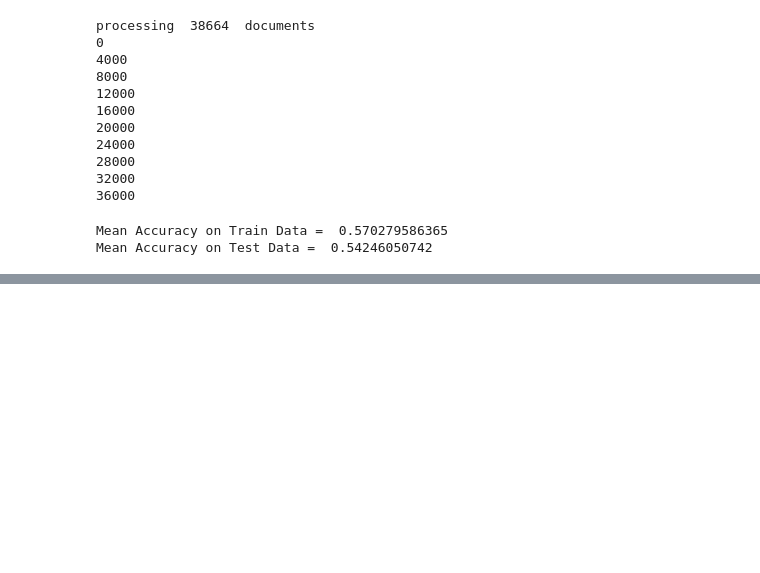
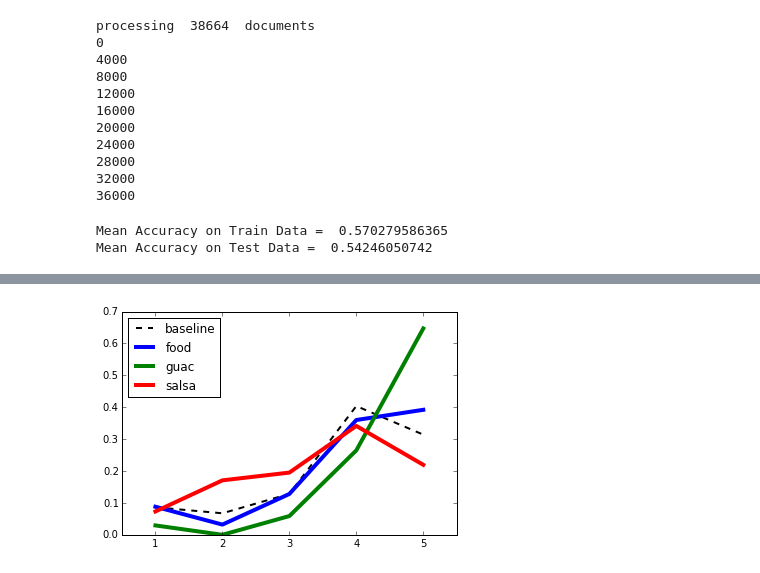
Before and after one commit to kwecht/FoodFindr, a Jupyter notebook: python/Data Story.ipynb, the cells around one changed output, grey strips where cells are left out. Drawn from its saved outputs; the diff is of its cells as text; code cells hidden in the pictures; blank space fills up the shorter version.

```diff
--- a/python/Data Story.ipynb
+++ b/python/Data Story.ipynb
@@ -123,3 +125,41 @@ plt.savefig('img/Ref_distribution_all.png')
 # %%
 # Read sentence data
 sentences = pd.read_pickle('../data/pandas/sentences_lemmas_scored_mexican.pkl')
+
+# Read data for businesses to match sentences to a given business
+business = pd.read_pickle('../data/pandas/business_mexican.pkl')
+reviews = pd.read_pickle('../data/pandas/review_mexican.pkl')
+# %%
+# Get list of reviewIDs for a given business
+business_id = 'iDYzGVIF1TDWdjHNgNjCVw'   # Los Sombreros with good guac
+reviews = reviews[reviews['business_id']==business_id]
+review_ids = reviews.review_id.values
+
+# Select only sentences with review_ids
+sentences = sentences[sentences['review_id'].isin(review_ids)]
+# %%
+# Plot Distribution of reviews for all reviews, sentences, sentences filtered by a keyword.
+fig = plt.figure()
+ax = fig.add_subplot(111)
+
+# Group review and sentence datasets
+sentdist = sentences.groupby('FF_score')['FF_score'].count()
+
+# Lines representing distribution
+groups = ['food','guac','salsa']
+colors = ['b','g','r']
+ax.plot(np.arange(1,6),sentdist/sentdist.sum(),'--k',lw=2,label='baseline')
+for g,c in zip(groups,colors):
+    tempdf = sentences[sentences['text'].str.contains(g)]
+    num = tempdf.groupby('FF_score')['FF_score'].count()
+    num = pd.Series(num,index=[1,2,3,4,5]).fillna(0)
+    ax.plot(np.arange(1,6),num/num.sum(),'-',color=c,lw=4,label=g)
+
+
+ax.set_xlim([0.5,5.5])
+ax.set_ylim([0.0,0.7])
+ax.legend(loc='best')
+
+plt.savefig('img/OneRestaurant_FFscore_distribution.png')
+# %% [output]
+[figure, added]
```
Also changed, not shown: parts of 4 cells of this notebook, 3 other files.
